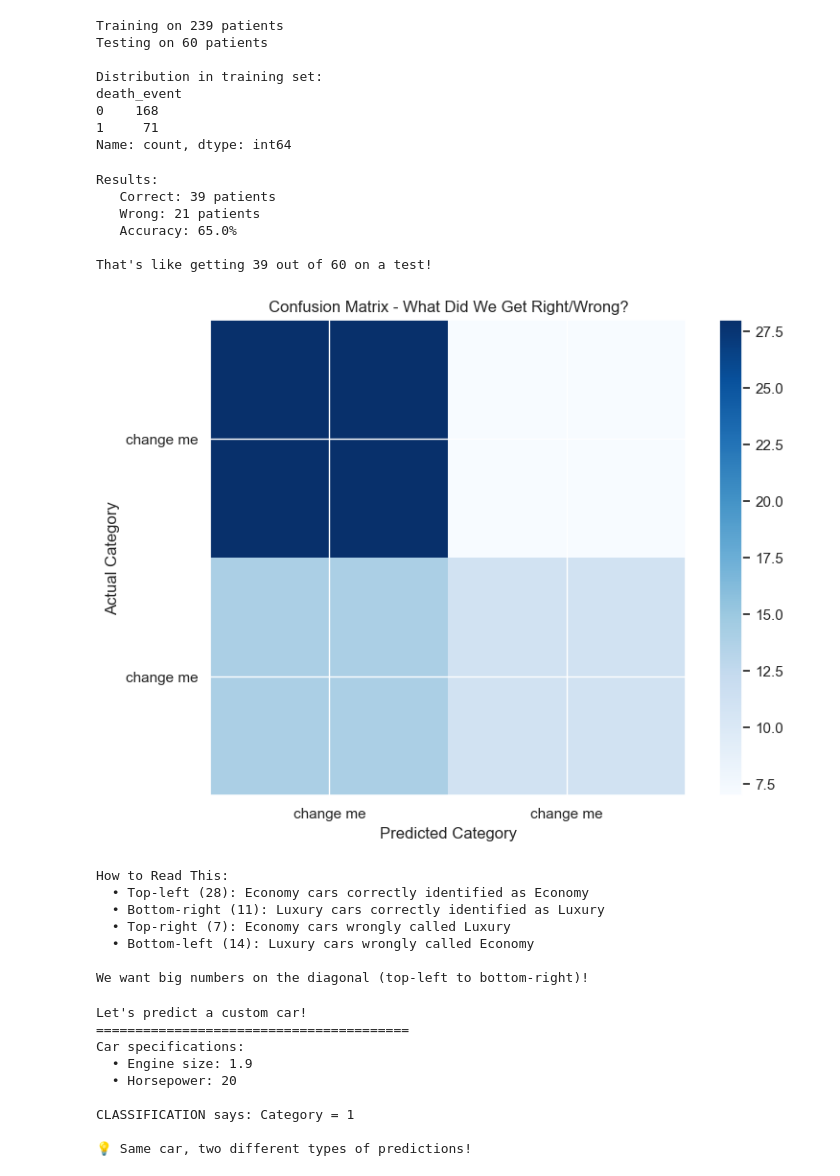
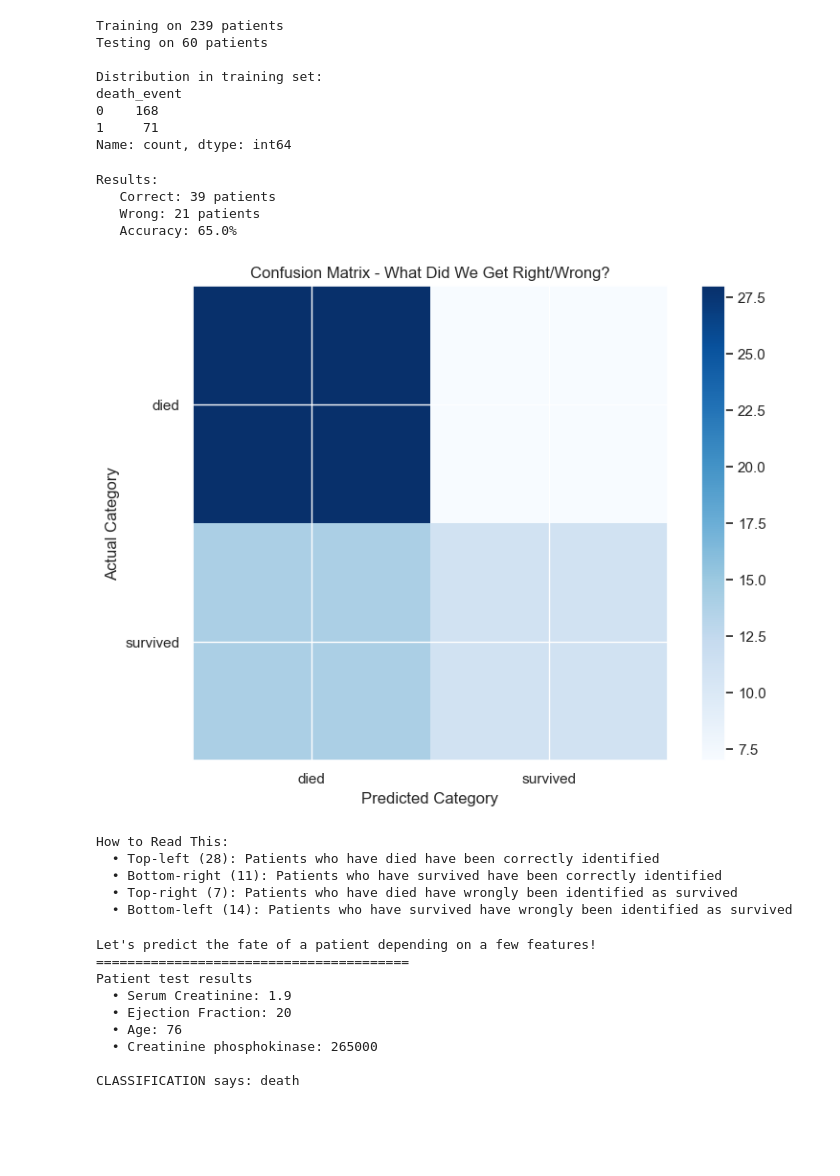
Before and after one commit to BhavitaL/heart_failure_clinical_study, a Jupyter notebook: jupyter_notebooks/heart_failure_clinical_study.ipynb, the cells around one changed output. Drawn from its saved outputs; the diff is of its cells as text; code cells hidden in the pictures; blank space fills up the shorter version.

Commit message:
Machine learning correction

```diff
--- a/jupyter_notebooks/heart_failure_clinical_study.ipynb
+++ b/jupyter_notebooks/heart_failure_clinical_study.ipynb
@@ -465,55 +463,49 @@ print(f"   Correct: {correct} patients")
 print(f"   Wrong: {total - correct} patients")
 print(f"   Accuracy: {accuracy:.1%}")
 print()
-print(f"That's like getting {correct} out of {total} on a test!")
 # %% [output]
 Results:
    Correct: 39 patients
    Wrong: 21 patients
    Accuracy: 65.0%
-
-That's like getting 39 out of 60 on a test!
 # %%
 # Confusion Matrix - shows what we got right and wrong
 cm = confusion_matrix(y_test_class_top, y_pred_class_top)
 
 # Visualise confusion matrix
 plt.figure(figsize=(8, 6))
 plt.imshow(cm, interpolation='nearest', cmap='Blues')
 plt.title('Confusion Matrix - What Did We Get Right/Wrong?')
 plt.colorbar()
 
 # Add labels
-classes = ['change me', 'change me']
+classes = ['died', 'survived']
 tick_marks = np.arange(len(classes))
 plt.xticks(tick_marks, classes)
 plt.yticks(tick_marks, classes)
 
 
 plt.ylabel('Actual Category')
 plt.xlabel('Predicted Category')
 plt.tight_layout()
 plt.show()
 
 print("How to Read This:")
-print(f"  • Top-left ({cm[0,0]}): Economy cars correctly identified as Economy")
-print(f"  • Bottom-right ({cm[1,1]}): Luxury cars correctly identified as Luxury")
-print(f"  • Top-right ({cm[0,1]}): Economy cars wrongly called Luxury")
-print(f"  • Bottom-left ({cm[1,0]}): Luxury cars wrongly called Economy")
+print(f"  • Top-left ({cm[0,0]}): Patients who have died have been correctly identified")
+print(f"  • Bottom-right ({cm[1,1]}): Patients who have survived have been correctly identified")
+print(f"  • Top-right ({cm[0,1]}): Patients who have died have wrongly been identified as survived")
+print(f"  • Bottom-left ({cm[1,0]}): Patients who have survived have wrongly been identified as survived")
 print()
-print(f"We want big numbers on the diagonal (top-left to bottom-right)!")
 # %% [output]
-[figure, old version]
+[figure, new version]
 How to Read This:
-  • Top-left (28): Economy cars correctly identified as Economy
-  • Bottom-right (11): Luxury cars correctly identified as Luxury
-  • Top-right (7): Economy cars wrongly called Luxury
-  • Bottom-left (14): Luxury cars wrongly called Economy
-
-We want big numbers on the diagonal (top-left to bottom-right)!
+  • Top-left (28): Patients who have died have been correctly identified
+  • Bottom-right (11): Patients who have survived have been correctly identified
+  • Top-right (7): Patients who have died have wrongly been identified as survived
+  • Bottom-left (14): Patients who have survived have wrongly been identified as survived
 # %%
 # Interactive prediction example
-print("Let's predict a custom car!")
+print("Let's predict the fate of a patient depending on a few features!")
 print("=" * 40)
 
 # You can change these values!
@@ -522,24 +514,27 @@ ejection_fraction=20
 age=76
 creatinine_phosphokinase=265000
 
-print(f"Car specifications:")
-print(f"  • Engine size: {serum_creatinine}")
-print(f"  • Horsepower: {ejection_fraction}")
+print(f"Patient test results")
+print(f"  • Serum Creatinine: {serum_creatinine}")
+print(f"  • Ejection Fraction: {ejection_fraction}")
+print(f"  • Age: {age}")
+print(f"  • Creatinine phosphokinase: {creatinine_phosphokinase}")
 print()
 
 
 # Classification prediction
 category_pred = class_model.predict([[serum_creatinine, ejection_fraction,age,creatinine_phosphokinase]])[0]
-print(f"CLASSIFICATION says: Category = {category_pred}")
-
-print("\n💡 Same car, two different types of predictions!")
+if category_pred ==1:
+    print('CLASSIFICATION says: death')
+else:
+    print('CLASSIFICATION says: survived')
 # %% [output]
-Let's predict a custom car!
+Let's predict the fate of a patient depending on a few features!
 ========================================
-Car specifications:
-  • Engine size: 1.9
-  • Horsepower: 20
+Patient test results
+  • Serum Creatinine: 1.9
+  • Ejection Fraction: 20
+  • Age: 76
+  • Creatinine phosphokinase: 265000
 
-CLASSIFICATION says: Category = 1
-
-💡 Same car, two different types of predictions!
+CLASSIFICATION says: death
```
Also changed, not shown: parts of 2 cells of this notebook.
